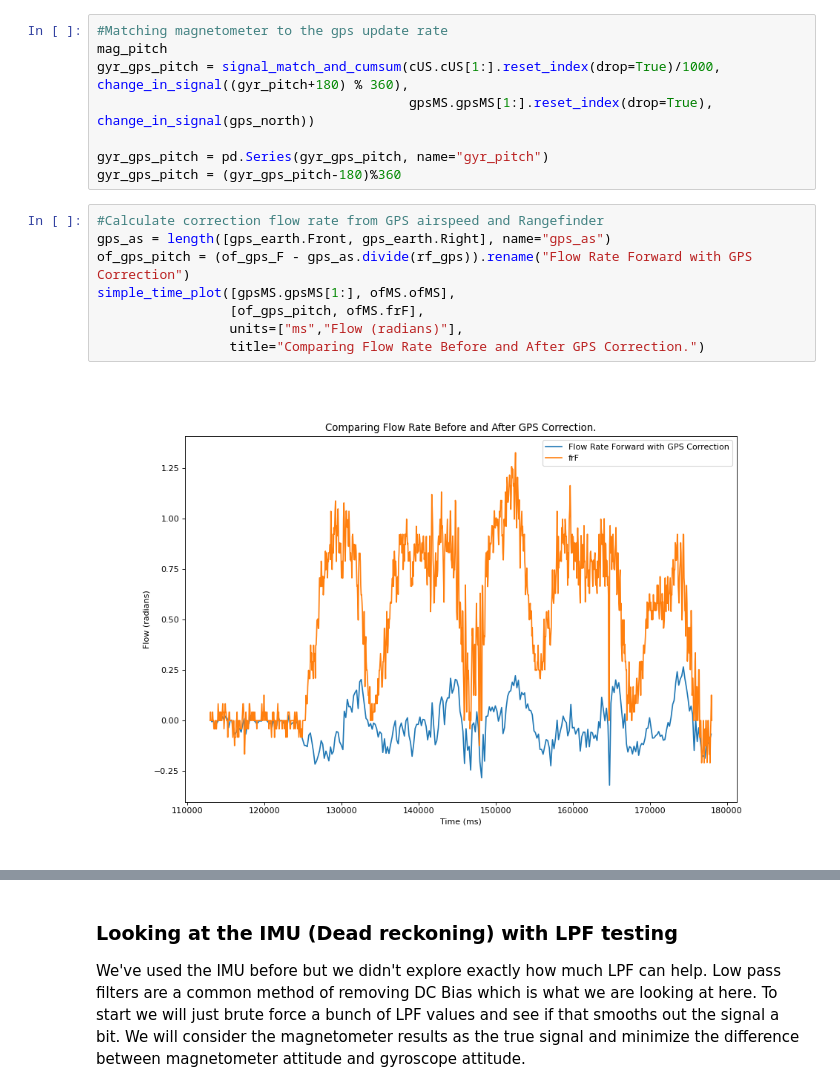
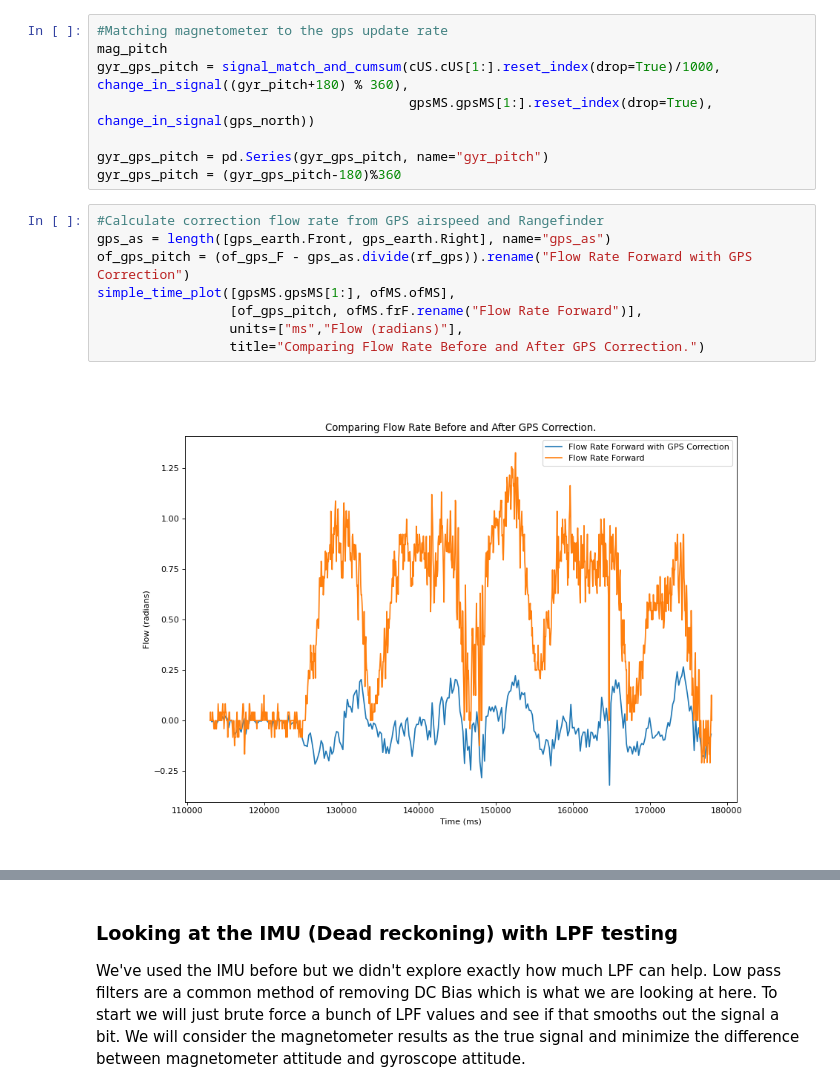
Before and after one commit to BaileySri/Practical-Software-Defense-for-GPS-Spoofing-on-a-Hobby-UAV-Offline, a Jupyter notebook: notebooks/0.1-bks-benign.ipynb, the cells around one changed output, grey strips where cells are left out. Drawn from its saved outputs; the diff is of its cells as text.

```diff
--- a/notebooks/0.1-bks-benign.ipynb
+++ b/notebooks/0.1-bks-benign.ipynb
@@ -576,13 +576,13 @@ gyr_gps_pitch = (gyr_gps_pitch-180)%360
 # %%
 #Calculate correction flow rate from GPS airspeed and Rangefinder
 gps_as = length([gps_earth.Front, gps_earth.Right], name="gps_as")
 of_gps_pitch = (of_gps_F - gps_as.divide(rf_gps)).rename("Flow Rate Forward with GPS Correction")
 simple_time_plot([gpsMS.gpsMS[1:], ofMS.ofMS],
-                 [of_gps_pitch, ofMS.frF],
+                 [of_gps_pitch, ofMS.frF.rename("Flow Rate Forward")],
                  units=["ms","Flow (radians)"],
                  title="Comparing Flow Rate Before and After GPS Correction.")
 # %% [output]
-[figure, old version]
+[figure, new version]
 # %%
 of_pitch = (trap_integrate(gpsMS.gpsMS / 1000, of_gps_pitch).apply(degrees).cumsum() + 185) % 360
 
```
Also changed, not shown: parts of 8 cells of this notebook, 4 other files.
